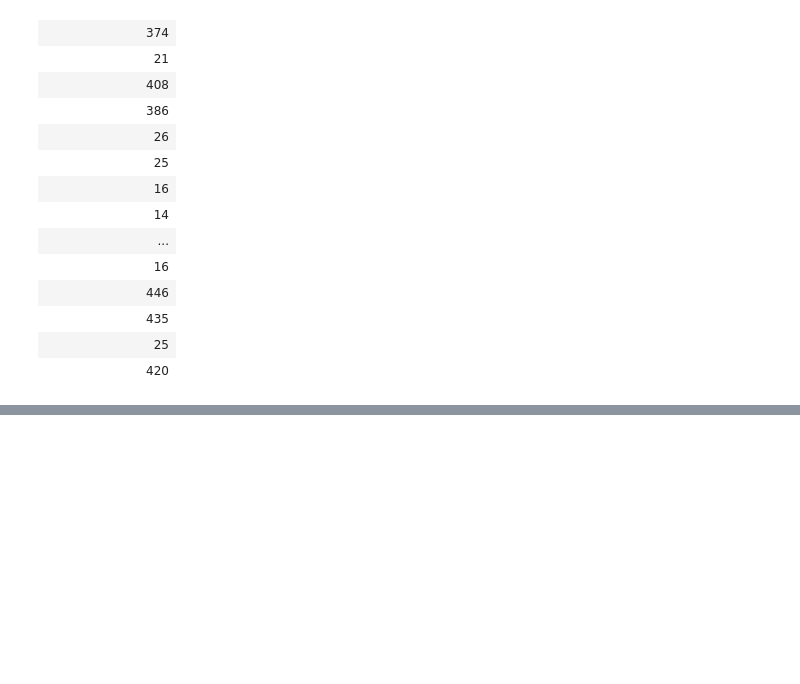
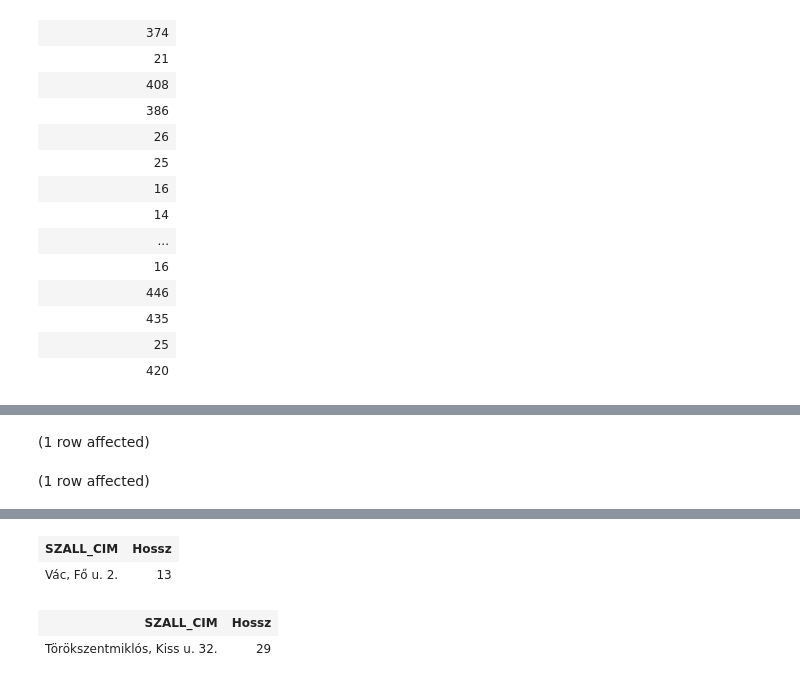
Before and after one commit to telekboldi2/sql.uni-corvinus, a Jupyter notebook: hazi_feladat01.ipynb, the cells around one changed output, grey strips where cells are left out. Drawn from its saved outputs; the diff is of its cells as text; code cells hidden in the pictures; blank space fills up the shorter version.

```diff
--- a/hazi_feladat01.ipynb
+++ b/hazi_feladat01.ipynb
@@ -48,0 +80,14 @@ Total execution time: 00:00:00.040
+# %%
+--leghosszabb és legrövidebb (nem null) szállítási cím
+select TOP 1 SZALL_CIM, LEN(SZALL_CIM) as 'Hossz'
+from Rendeles
+where SZALL_CIM Is not NULL
+order by LEN(SZALL_CIM) ASC
+
+select TOP 1 SZALL_CIM, LEN(SZALL_CIM) as 'Hossz'
+from Rendeles
+where SZALL_CIM Is not NULL
+order by LEN(SZALL_CIM) DESC
+# %% [output]
+(1 row affected)
+(1 row affected)
@@ -48,0 +95,4 @@ Total execution time: 00:00:00.040
+| SZALL_CIM | Hossz |
+| Vác, Fő u. 2. | 13 |
+| SZALL_CIM | Hossz |
+| Törökszentmiklós, Kiss u. 32. | 29 |
```
Also changed, not shown: parts of 3 cells of this notebook.
